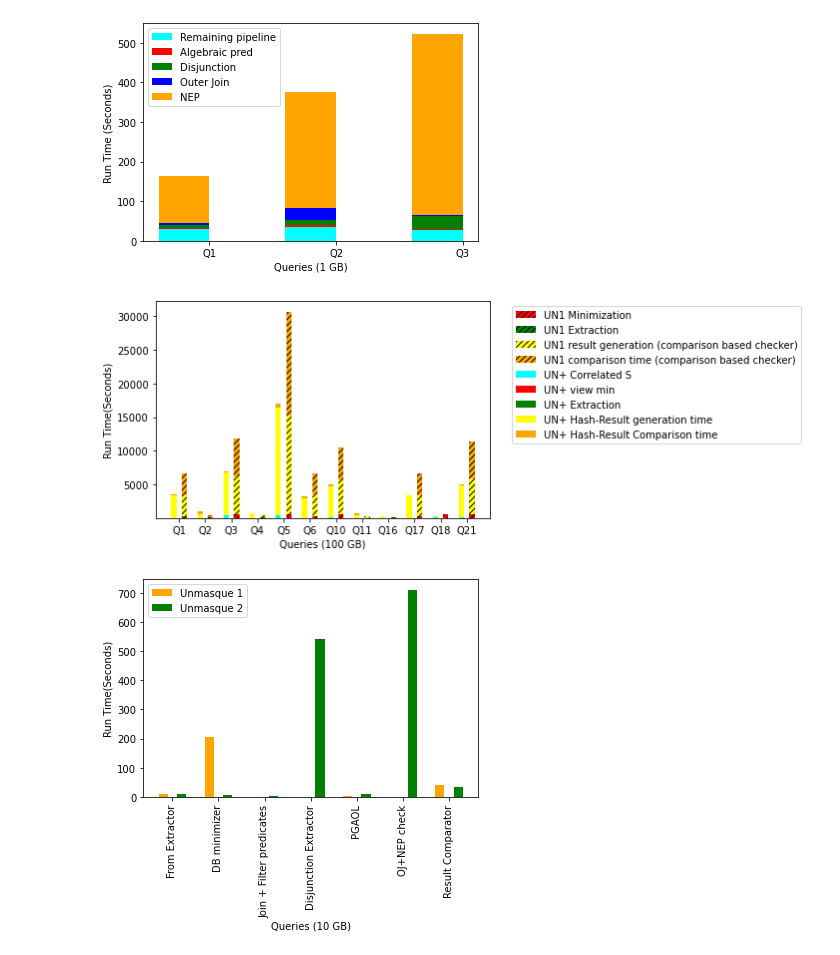
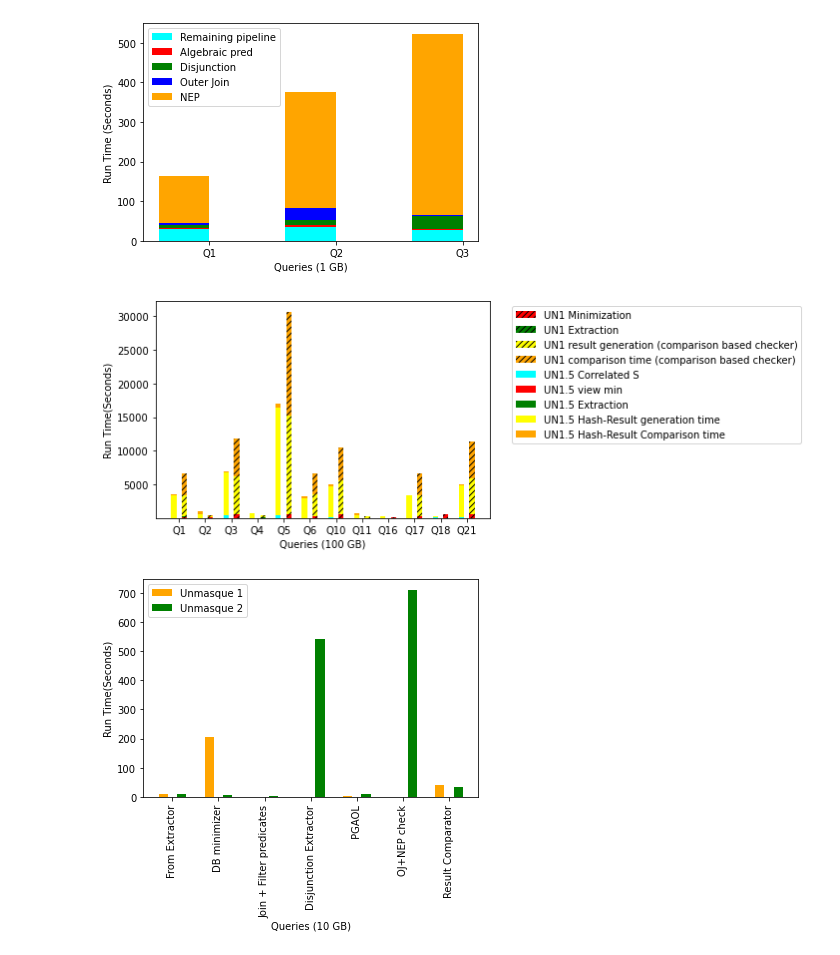
Before and after one commit to snehawadekar/unmasque2, a Jupyter notebook: grapg.ipynb, the cells around one changed output. Cells and saved outputs as stored; diff of their text form; code cells hidden in the pictures.

```diff
--- a/grapg.ipynb
+++ b/grapg.ipynb
@@ -845,39 +845,39 @@ a4 = np.array([
          15408.552684545517 , #5
           3233.0525994300842 , #6
           4899.340217351913 , #10
         25.86381483078003 , #11
          17.17902398109436 , #16
           3184.3431804180145, #17
         17.309530019760132 , #18
          5446.708347320557  #21
       ])
 
 width = 0.2
 # UN1
 plt.bar(x + 0.2, a1, width , color='red', hatch = "////", label = "UN1 Minimization" ) # old min
 plt.bar(x + 0.2, a2, width, bottom =a1 , color='green', hatch = "////", label = "UN1 Extraction" ) # old extraction
 plt.bar(x + 0.2, a3, width, bottom =a1 + a2 , color='yellow', hatch = "////", label = "UN1 result generation (comparison based checker)" )
 plt.bar(x + 0.2, a4, width, bottom =a1 +a2+a3 , color='orange', hatch = "////", label = "UN1 comparison time (comparison based checker)" )
 
 # UN+
 # plot data in grouped manner of bar type
-plt.bar(x - 0.2, y1, width, color='cyan', label = "UN+ Correlated S" ) # copy min
-plt.bar(x - 0.2, y2, width, bottom = y1, color='red', label = "UN+ view min" ) # view min
-plt.bar(x - 0.2 , y3, width,bottom = y1 + y2, color='green', label = "UN+ Extraction" ) # extraction
-plt.bar(x - 0.2 , y4a, width,bottom = y1 + y2 + y3, color='yellow', label = "UN+ Hash-Result generation time " ) # result comp
-plt.bar(x - 0.2 , y4b, width,bottom = y1 + y2 + y3 + y4a, color='orange', label = "UN+ Hash-Result Comparison time" )
+plt.bar(x - 0.2, y1, width, color='cyan', label = "UN1.5 Correlated S" ) # copy min
+plt.bar(x - 0.2, y2, width, bottom = y1, color='red', label = "UN1.5 view min" ) # view min
+plt.bar(x - 0.2 , y3, width,bottom = y1 + y2, color='green', label = "UN1.5 Extraction" ) # extraction
+plt.bar(x - 0.2 , y4a, width,bottom = y1 + y2 + y3, color='yellow', label = "UN1.5 Hash-Result generation time " ) # result comp
+plt.bar(x - 0.2 , y4b, width,bottom = y1 + y2 + y3 + y4a, color='orange', label = "UN1.5 Hash-Result Comparison time" )
 # plt.bar(x, y4, width, color='orange')
 
 
 plt.xticks(x, ['Q1', 'Q2', 'Q3', 'Q4', 'Q5', 'Q6', 'Q10', 'Q11', 'Q16' , 'Q17', 'Q18', 'Q21'])
 plt.xlabel("Queries (100 GB)")
 plt.ylabel("Run Time(Seconds)")
 plt.legend(bbox_to_anchor=(1.05, 1.0), loc='upper left')
 # plt.legend(["UN1 Minimization", "UN1 Extraction","UN1 result generation", "UN1 comparison time ", "UN+ Correlated S", "UN+ view min", "UN+ Extraction", "UN+ Hash-Result generation" , "UN+ Hash-Result Comparison time"],  loc="upper left")
 plt.show()
 # updated Q1,3,5,6
 # %% [output]
-[figure, old version]
+[figure, new version]
 # %%
 # un1 and un2 on q3
 x = np.arange(7)
```
Also changed, not shown: parts of 2 cells of this notebook, 10 other files.
